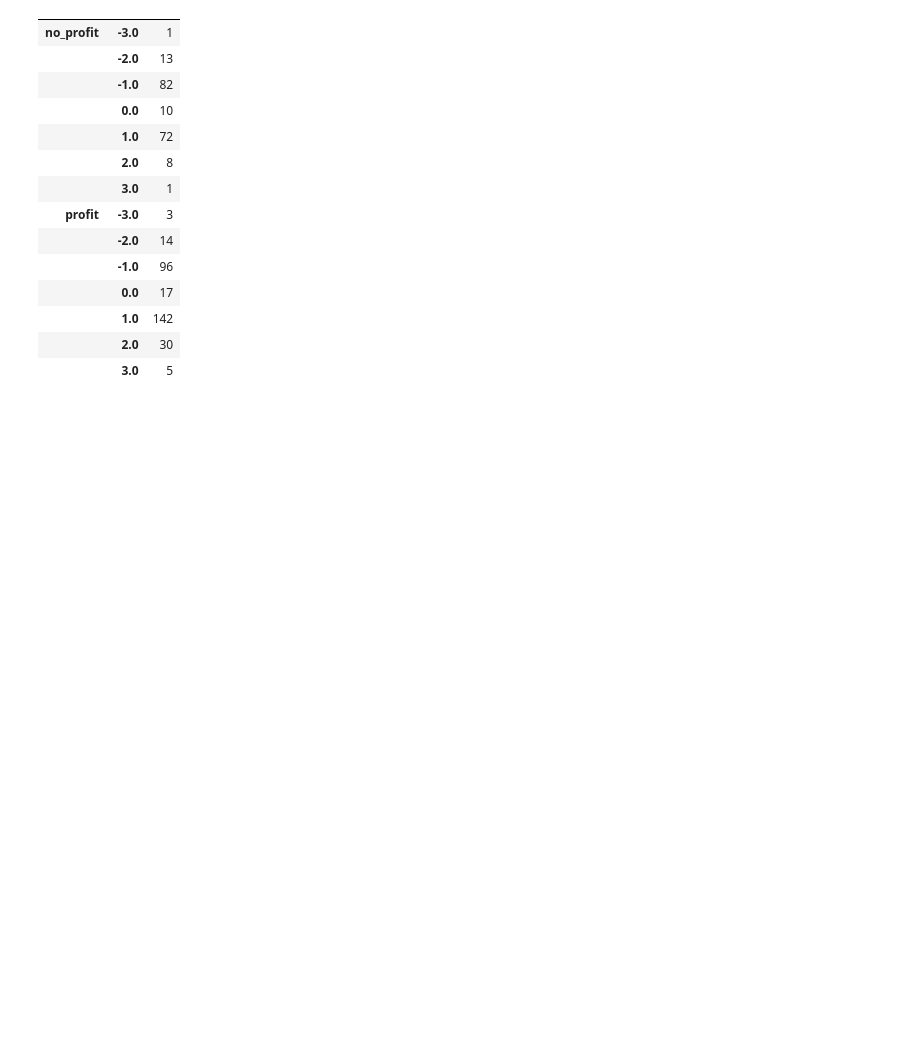
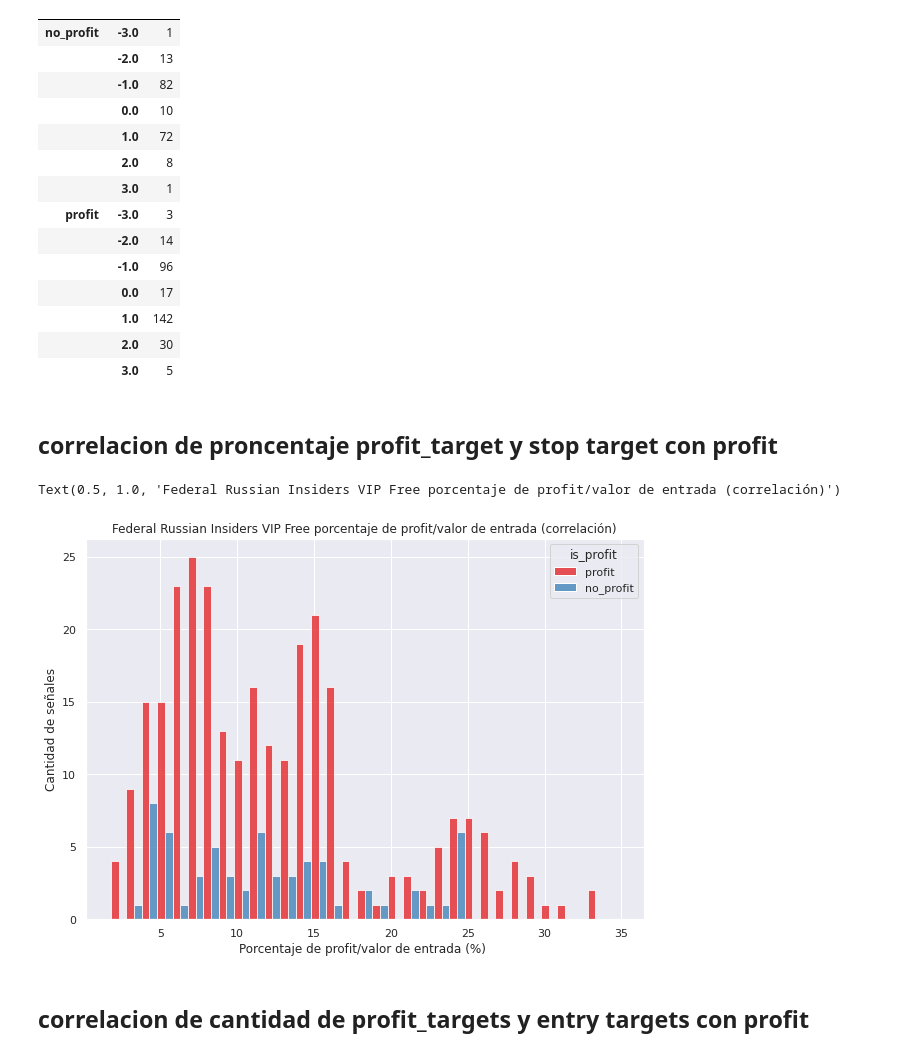
Before and after one commit to joankenobi/analisis_de_datos_copy_trading, a Jupyter notebook: Proyecto/notebooks/Exploracion_de_los_datos_pasantias.ipynb, the cells around one changed output. Cells and saved outputs as stored; diff of their text form; code cells hidden in the pictures; blank space fills up the shorter version.

Commit message:
Agregado calculo de mas correlaciones y activadores

```diff
--- a/Proyecto/notebooks/Exploracion_de_los_datos_pasantias.ipynb
+++ b/Proyecto/notebooks/Exploracion_de_los_datos_pasantias.ipynb
@@ -1013,3 +1122,28 @@ df_multi_tas[["is_profit","sum","_id"]].groupby(["is_profit","sum"]).count()
 |  | 1.0 | 142 |
 |  | 2.0 | 30 |
 |  | 3.0 | 5 |
+# %% [markdown]
+## correlacion de proncentaje profit_target y stop target con profit
+# %%
+df_av_correlation=pd.concat([df_sygnals[["efficiency",'av_stoploss','av_profit',"channel"]],df_isprofit[["is_profit"]]],axis=1)
+# %%
+# number="all"
+number=3
+evaluate="profit"
+# channel="All channels"
+channel=channels[number]
+sns.set(rc={'figure.figsize':(10,7)},font_scale=1)
+mask_channel=df_av_correlation["channel"]==channel
+
+sns.histplot(data=df_av_correlation[mask_channel].sort_values(f"av_{evaluate}").iloc[:-9],palette="Set1",discrete=True,x=f"av_{evaluate}",hue="is_profit", multiple="dodge")
+# sns.histplot(data=df_av_correlation.sort_values(f"av_{evaluate}").iloc[:-11],palette="Set1",discrete=True,x=f"av_{evaluate}",hue="is_profit", multiple="dodge")
+
+plt.xlabel(f"Porcentaje de {evaluate}/valor de entrada (%) ")
+plt.ylabel(f"Cantidad de señales")
+plt.title(f"{channel} porcentaje de {evaluate}/valor de entrada (correlación)")
+# plt.savefig(f"porcentaje de {evaluate} correlacion channel {number}.png")
+# %% [output]
+Text(0.5, 1.0, 'Federal Russian Insiders VIP Free porcentaje de profit/valor de entrada (correlación)')
+[figure, added]
+# %% [markdown]
+## correlacion de cantidad de profit_targets y entry targets con profit
```
Also changed, not shown: parts of 50 cells of this notebook.
